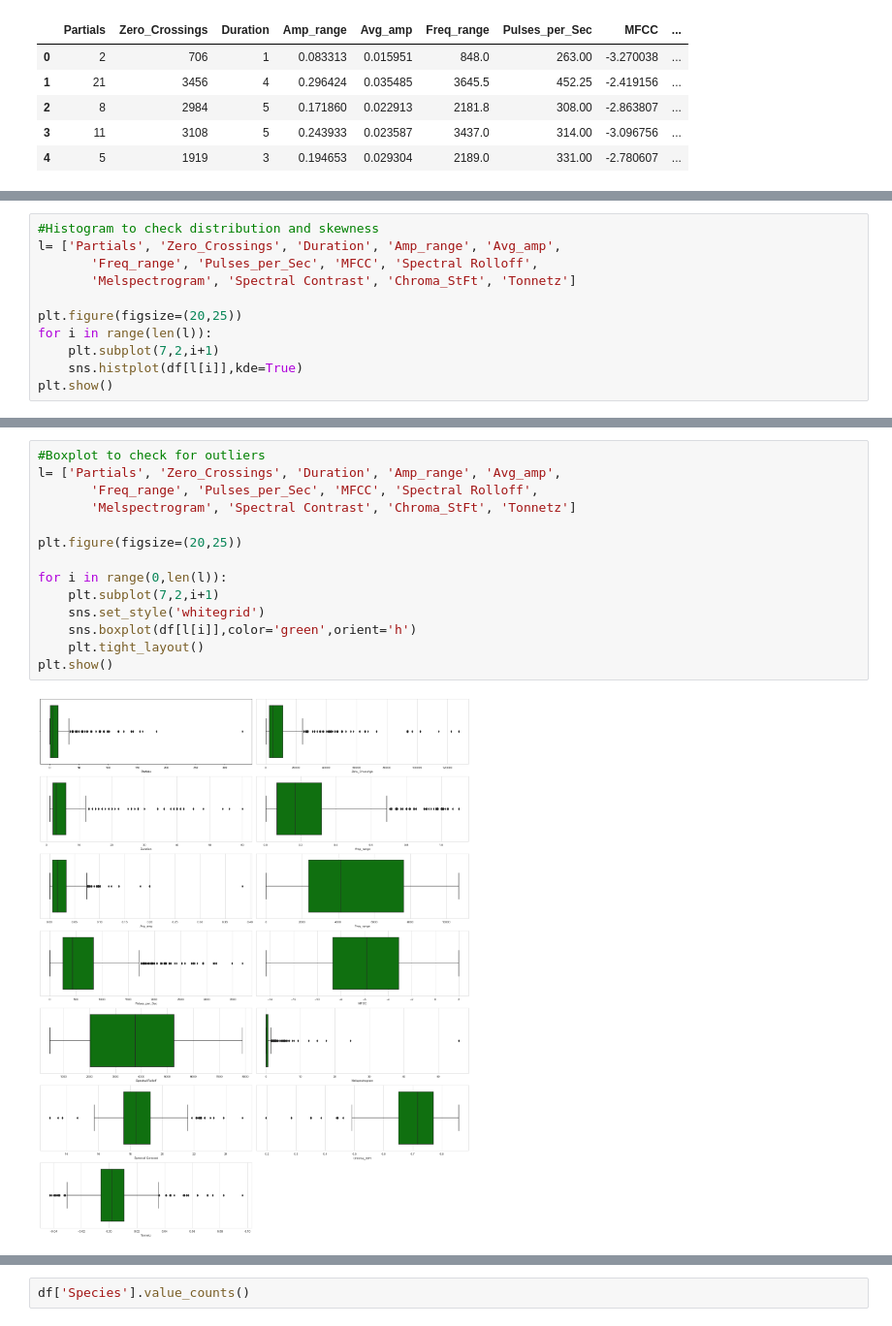
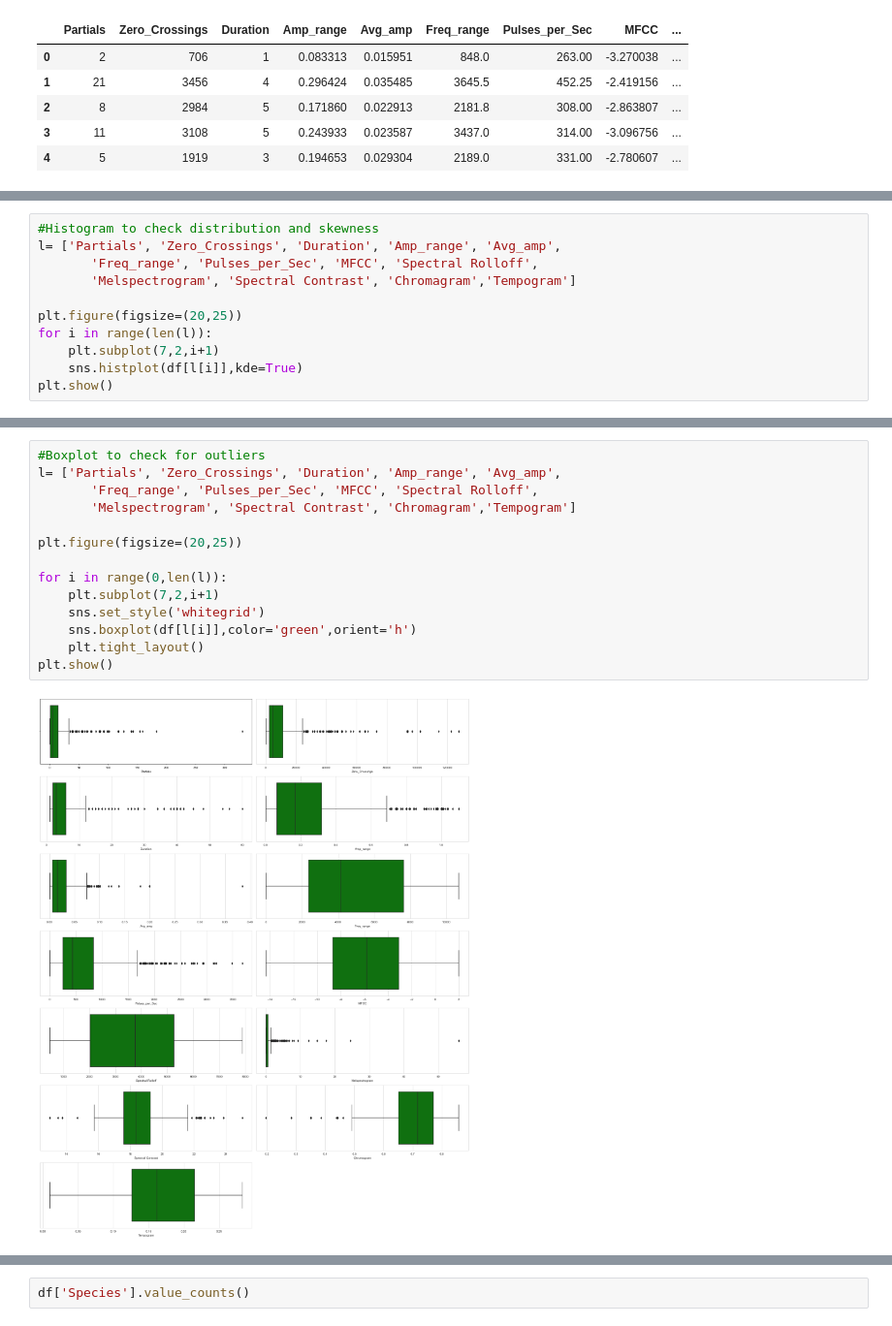
Before and after one commit to kexantus/felidetect, a Jupyter notebook: Feature Cleaning.ipynb, the cells around one changed output, grey strips where cells are left out. Shown at 97% size. Saved outputs shown, nothing was run; the diff lists cells and outputs as text.

```diff
--- a/Feature Cleaning.ipynb
+++ b/Feature Cleaning.ipynb
@@ -69,7 +69,7 @@ df.describe(include='all')
 #Histogram to check distribution and skewness
 l= ['Partials', 'Zero_Crossings', 'Duration', 'Amp_range', 'Avg_amp',
        'Freq_range', 'Pulses_per_Sec', 'MFCC', 'Spectral Rolloff',
-       'Melspectrogram', 'Spectral Contrast', 'Chroma_StFt', 'Tonnetz']
+       'Melspectrogram', 'Spectral Contrast', 'Chromagram','Tempogram']
 
 plt.figure(figsize=(20,25))
 for i in range(len(l)):
@@ -81,19 +81,19 @@ plt.show()
 # %%
 #Boxplot to check for outliers
 l= ['Partials', 'Zero_Crossings', 'Duration', 'Amp_range', 'Avg_amp',
        'Freq_range', 'Pulses_per_Sec', 'MFCC', 'Spectral Rolloff',
-       'Melspectrogram', 'Spectral Contrast', 'Chroma_StFt', 'Tonnetz']
+       'Melspectrogram', 'Spectral Contrast', 'Chromagram','Tempogram']
 
 plt.figure(figsize=(20,25))
 
 for i in range(0,len(l)):
     plt.subplot(7,2,i+1)
     sns.set_style('whitegrid')
     sns.boxplot(df[l[i]],color='green',orient='h')
     plt.tight_layout()
 plt.show()
 # %% [output]
-[figure, old version]
+[figure, new version]
 # %%
 #Quality correlation matrix
 k = 13 #number of variables for heatmap
```
Also changed, not shown: parts of 12 cells of this notebook, 2 other files.
